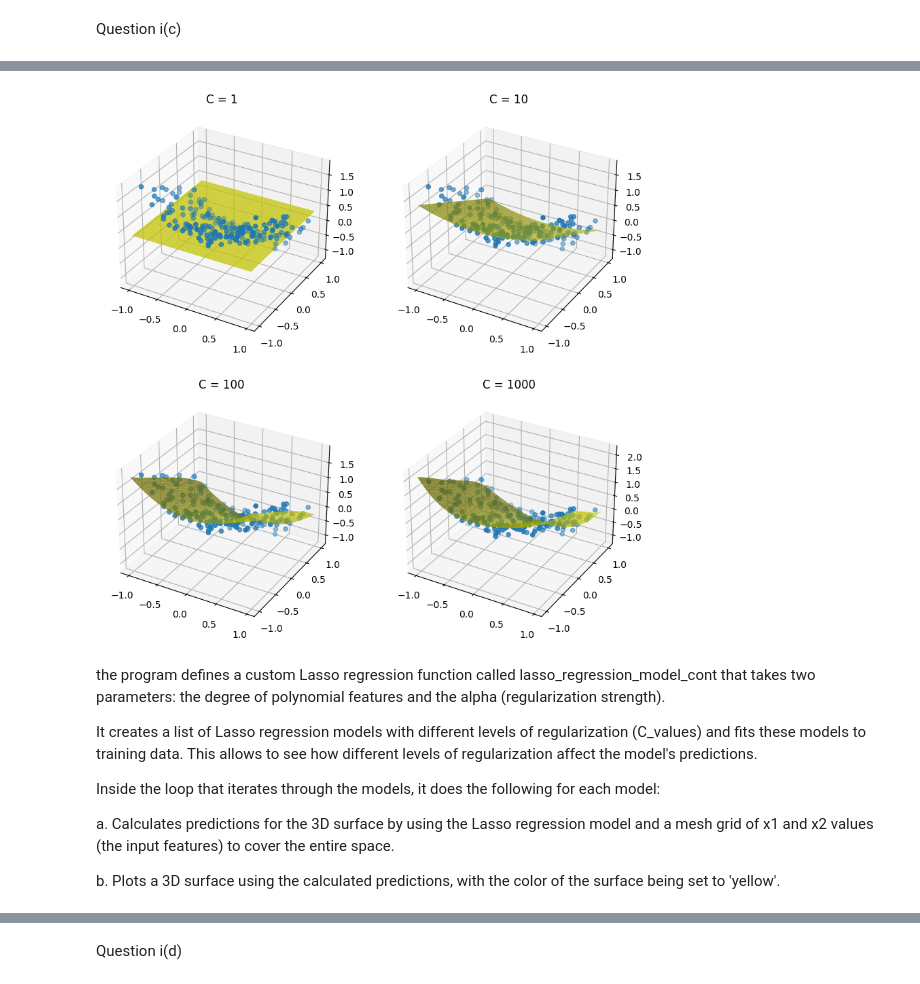
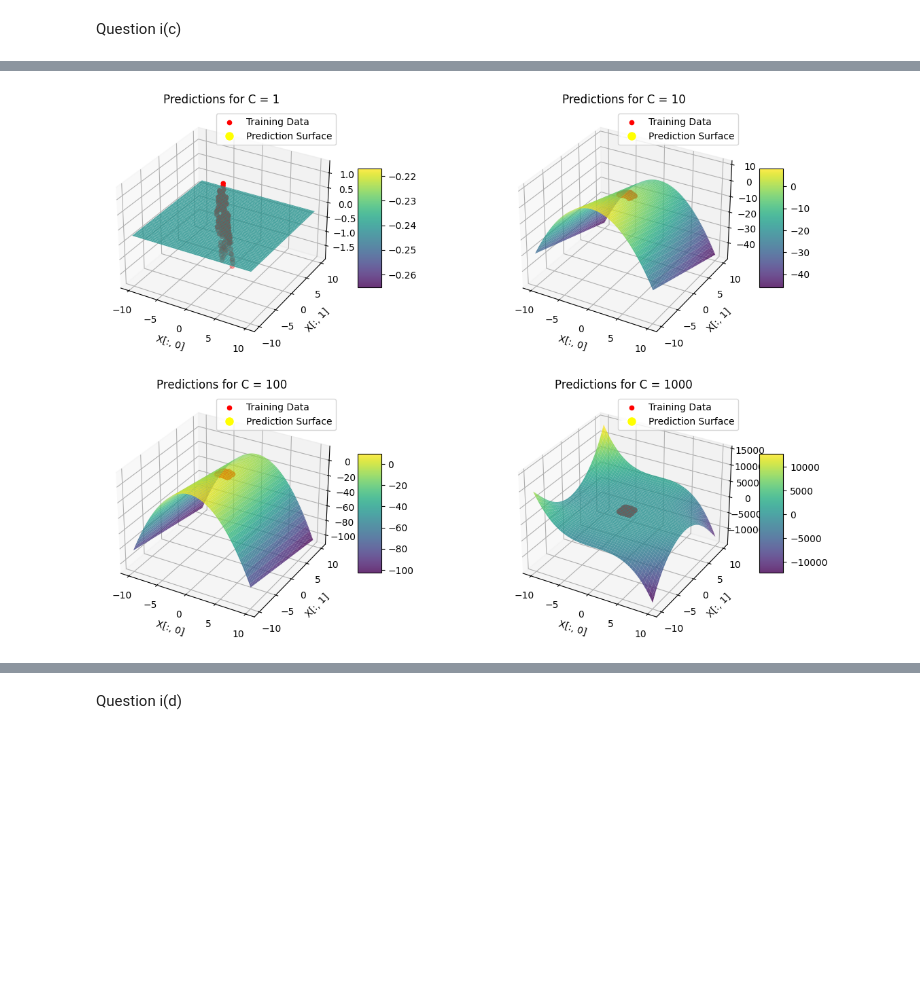
Before and after one commit to M2-Luminous/CSU44061-Machine-Learning, a Jupyter notebook: week3/week3_assign.ipynb, the cells around one changed output, grey strips where cells are left out. Drawn from its saved outputs; the diff is of its cells as text; code cells hidden in the pictures; blank space fills up the shorter version.

```diff
--- a/week3/week3_assign.ipynb
+++ b/week3/week3_assign.ipynb
@@ -124,38 +140,41 @@ As the value of c increases, the lasso prediction becomes increasingly curved, w
-# %%
-def lasso_regression_model_cont(degree, alpha):
-    return Pipeline([
-        ('poly', PolynomialFeatures(degree=degree)),
-        ('reg', Lasso(alpha=alpha))
-    ])
-
-model_list = [lasso_regression_model_cont(5, 1/(2*c)).fit(x_train, y_train) for c in C_values]
-
-fig = plt.figure(figsize=(10, 10))
-
-x1 = np.linspace(X[:, 0].min(), X[:, 0].max())
-x2 = np.linspace(X[:, 1].min(), X[:, 1].max())
-X1, X2 = np.meshgrid(x1, x2)
-
-for i, model in enumerate(model_list):
-    axis = fig.add_subplot(2, 2, i + 1, projection='3d')
-
-    axis.scatter(X_0, X_1, X_2)
-
-    Z = np.array([model.predict(np.column_stack((X1[j], X2[j]))) for j in range(len(X1))])
-
-    surf = axis.plot_surface(X1, X2, Z, color='yellow', alpha=0.8)
-    plt.title("C = {}".format(C_values[i]))
-
-plt.show()
-# %% [output]
-[figure, removed]
-# %% [markdown]
-the program defines a custom Lasso regression function called lasso_regression_model_cont that takes two parameters: the degree of polynomial features and the alpha (regularization strength).
-
-It creates a list of Lasso regression models with different levels of regularization (C_values) and fits these models to training data. This allows to see how different levels of regularization affect the model's predictions.
-
-Inside the loop that iterates through the models, it does the following for each model:
-
-a. Calculates predictions for the 3D surface by using the Lasso regression model and a mesh grid of x1 and x2 values (the input features) to cover the entire space.
-
-b. Plots a 3D surface using the calculated predictions, with the color of the surface being set to 'yellow'.
+# %%
+import numpy as np
+import matplotlib.pyplot as plt
+from sklearn.pipeline import Pipeline
+from sklearn.preprocessing import PolynomialFeatures
+from sklearn.linear_model import Lasso
+from mpl_toolkits.mplot3d import Axes3D
+
+def lasso_regression_model_cont(degree, alpha):
+    return Pipeline([
+        ('poly', PolynomialFeatures(degree=degree)),
+        ('reg', Lasso(alpha=alpha, max_iter=10000))
+    ])
+
+# Define the models for different values of C
+model_list = [lasso_regression_model_cont(5, 1/(2*c)).fit(x_train, y_train) for c in C_values]
+
+# Set up the grid for predictions, extending beyond the data range
+grid_range = np.linspace(-10, 10, 100)
+X1_grid, X2_grid = np.meshgrid(grid_range, grid_range)
+# Flatten the grid to pass into the model for prediction
+grid_points = np.column_stack([X1_grid.ravel(), X2_grid.ravel()])
+
+fig = plt.figure(figsize=(14, 10))
+
+surface_proxy = Line2D([0], [0], marker='o', color='w', markerfacecolor='yellow', markersize=10, label='Prediction Surface')
+
+for i, model in enumerate(model_list):
+    axis = fig.add_subplot(2, 2, i + 1, projection='3d')
+    scatter = axis.scatter(X[:, 0], X[:, 1], y, c='red', label='Training Data', s=20)
+    Z = model.predict(grid_points).reshape(X1_grid.shape)
+    surf = axis.plot_surface(X1_grid, X2_grid, Z, cmap='viridis', alpha=0.8)
+    axis.set_title(f"Predictions for C = {C_values[i]}")
+    axis.set_xlabel('X[:, 0]')
+    axis.set_ylabel('X[:, 1]')
+    axis.legend(handles=[scatter, surface_proxy])
+    fig.colorbar(surf, ax=axis, shrink=0.5, aspect=5)
+
+plt.show()
+# %% [output]
+[figure, added]
```
Also changed, not shown: parts of 12 cells of this notebook, 1 other file.
